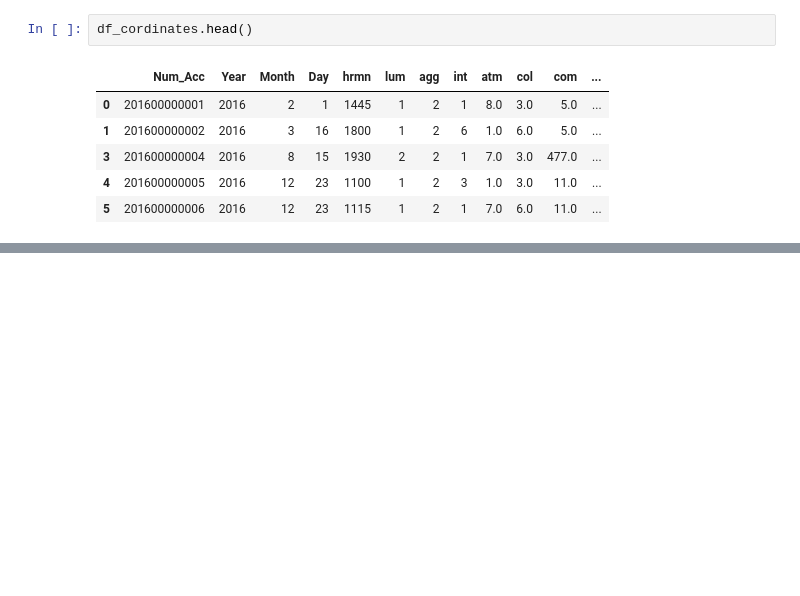
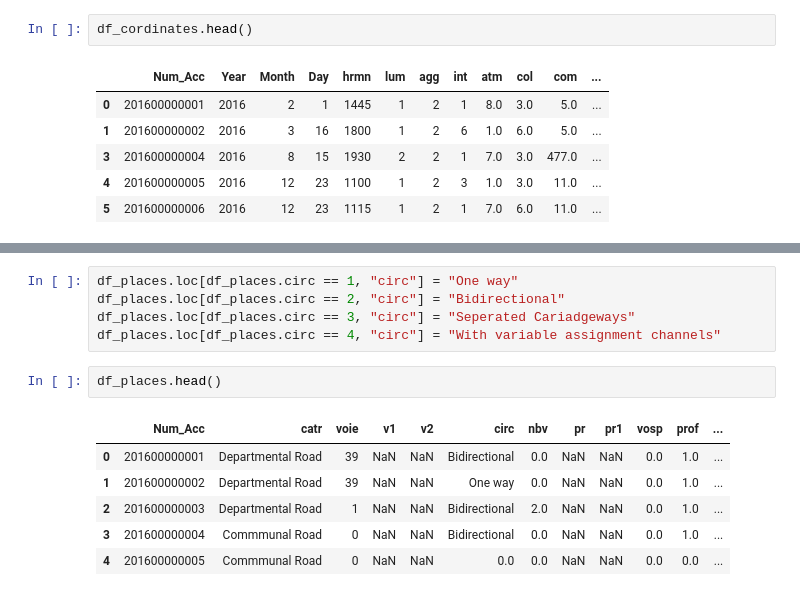
Before and after one commit to TheBlaze1/DataScience, a Jupyter notebook: AccidentsinFrance2005to2016.ipynb, the cells around one changed output, grey strips where cells are left out. Cells and saved outputs as stored; diff of their text form; blank space fills up the shorter version.

```diff
--- a/AccidentsinFrance2005to2016.ipynb
+++ b/AccidentsinFrance2005to2016.ipynb
@@ -1109,0 +1211,14 @@ df_cordinates
+# %%
+df_places.loc[df_places.circ == 1, "circ"] = "One way"
+df_places.loc[df_places.circ == 2, "circ"] = "Bidirectional"
+df_places.loc[df_places.circ == 3, "circ"] = "Seperated Cariadgeways"
+df_places.loc[df_places.circ == 4, "circ"] = "With variable assignment channels"
+# %%
+df_places.head()
+# %% [output]
+|  | Num_Acc | catr | voie | v1 | v2 | circ | nbv | pr | pr1 | vosp | prof | ... |
+| 0 | 201600000001 | Departmental Road | 39 | NaN | NaN | Bidirectional | 0.0 | NaN | NaN | 0.0 | 1.0 | ... |
+| 1 | 201600000002 | Departmental Road | 39 | NaN | NaN | One way | 0.0 | NaN | NaN | 0.0 | 1.0 | ... |
+| 2 | 201600000003 | Departmental Road | 1 | NaN | NaN | Bidirectional | 2.0 | NaN | NaN | 0.0 | 1.0 | ... |
+| 3 | 201600000004 | Commmunal Road | 0 | NaN | NaN | Bidirectional | 0.0 | NaN | NaN | 0.0 | 1.0 | ... |
+| 4 | 201600000005 | Commmunal Road | 0 | NaN | NaN | 0.0 | 0.0 | NaN | NaN | 0.0 | 0.0 | ... |
```
Also changed, not shown: parts of 23 cells of this notebook.
